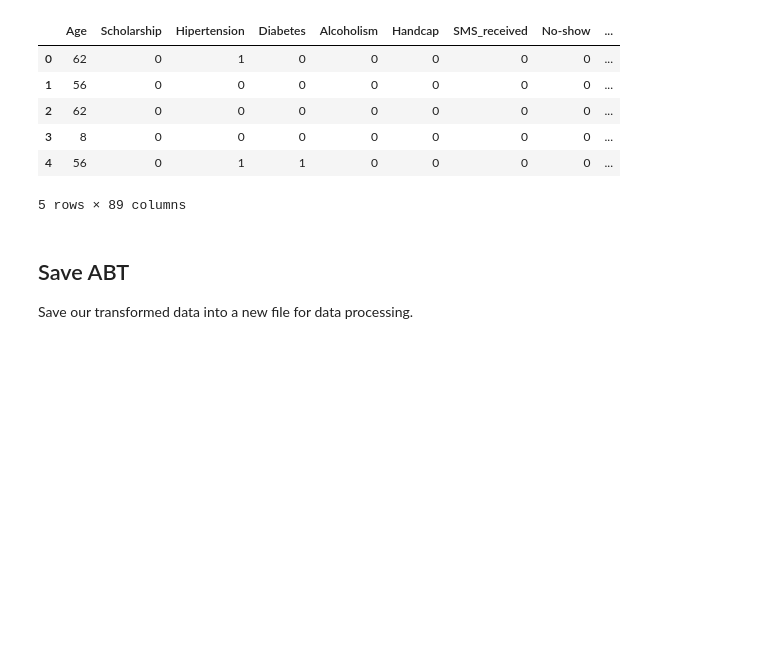
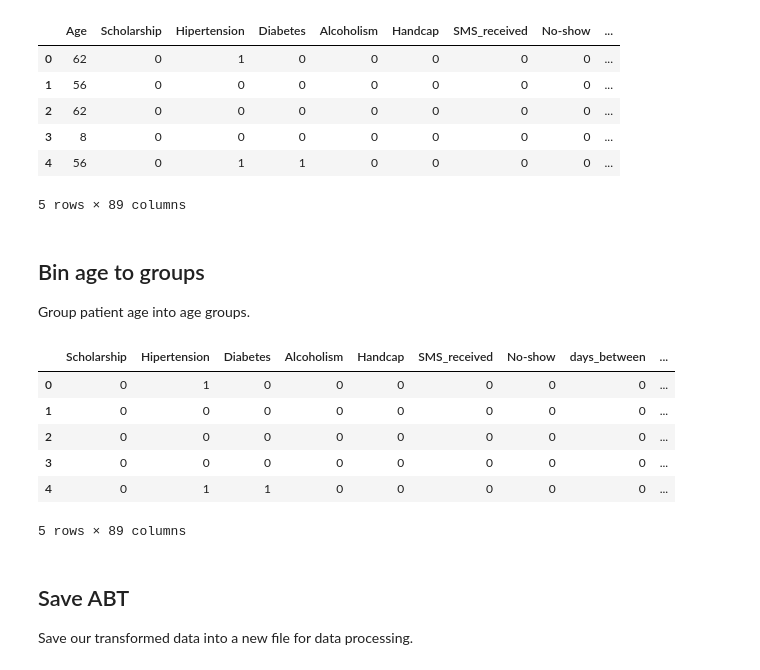
Before and after one commit to pisarenko-net/machine-learning, a Jupyter notebook: no-show-hospital/Appointment noshow - Feature Engineering.ipynb, the cells around one changed output. Drawn from its saved outputs; the diff is of its cells as text; code cells hidden in the pictures; blank space fills up the shorter version.

```diff
--- a/no-show-hospital/Appointment noshow - Feature Engineering.ipynb
+++ b/no-show-hospital/Appointment noshow - Feature Engineering.ipynb
@@ -224,6 +233,24 @@ df.head()
 | 3 | 8 | 0 | 0 | 0 | 0 | 0 | 0 | 0 | ... |
 | 4 | 56 | 0 | 1 | 1 | 0 | 0 | 0 | 0 | ... |
 5 rows × 89 columns
+# %% [markdown]
+## Bin age to groups
+
+Group patient age into age groups.
+# %%
+bins = [0, 6, 12, 16, 30, 45, 65, 85]
+group_names = ['0-6', '6-12', '12-16', '16-30', '30-45', '45-65', '65-85']
+df['age_group'] = pd.cut(df['Age'], bins, labels=group_names)
+df.drop('Age', axis=1, inplace=True)
+df.head()
+# %% [output]
+|  | Scholarship | Hipertension | Diabetes | Alcoholism | Handcap | SMS_received | No-show | days_between | ... |
+| 0 | 0 | 1 | 0 | 0 | 0 | 0 | 0 | 0 | ... |
+| 1 | 0 | 0 | 0 | 0 | 0 | 0 | 0 | 0 | ... |
+| 2 | 0 | 0 | 0 | 0 | 0 | 0 | 0 | 0 | ... |
+| 3 | 0 | 0 | 0 | 0 | 0 | 0 | 0 | 0 | ... |
+| 4 | 0 | 1 | 1 | 0 | 0 | 0 | 0 | 0 | ... |
+5 rows × 89 columns
 # %% [markdown]
 ## Save ABT
 
```
Also changed, not shown: parts of 4 cells of this notebook, 2 other files.
